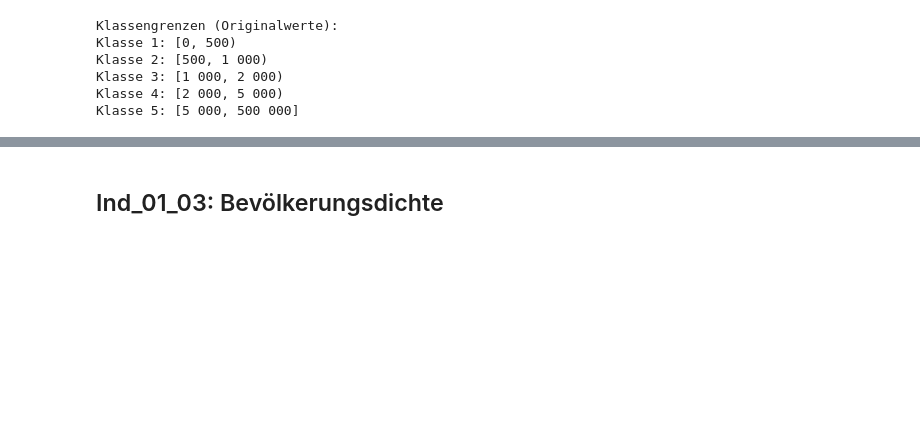
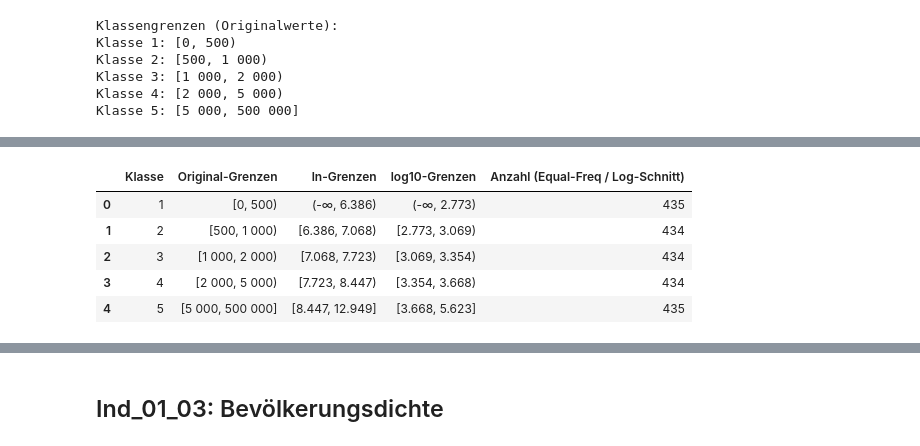
Before and after one commit to Carlomk1/Regionalportr-ts2021, a Jupyter notebook: explorative-analysis.ipynb, the cells around one changed output, grey strips where cells are left out. Saved outputs shown, nothing was run; the diff lists cells and outputs as text; code cells hidden in the pictures; blank space fills up the shorter version.

```diff
--- a/explorative-analysis.ipynb
+++ b/explorative-analysis.ipynb
@@ -688,0 +687,83 @@ plt.show()
+# %%
+# --- A) Log-Grenzen ableiten (aus den Equal-Frequency-Log-Quantilen, die du oben als q_log berechnet hast) ---
+
+# q_log kam aus: q_log = np.percentile(np.log(vals_pos), [0,20,40,60,80,100])
+# Für die Anzeige:
+log_edges_e = q_log.copy()                  # natürlicher Log (ln)
+log10_edges = q_log / np.log(10)            # in log10 umgerechnet
+
+# Labels (ln):
+log_labels_e = [
+    (f"(-∞, {log_edges_e[1]:.3f})") if i == 0 else
+    (f"[{log_edges_e[i]:.3f}, {log_edges_e[i+1]:.3f})" if i < len(log_edges_e)-2
+     else f"[{log_edges_e[i]:.3f}, {log_edges_e[i+1]:.3f}]")
+    for i in range(len(log_edges_e)-1)
+]
+
+# Labels (log10):
+log10_labels = [
+    (f"(-∞, {log10_edges[1]:.3f})") if i == 0 else
+    (f"[{log10_edges[i]:.3f}, {log10_edges[i+1]:.3f})" if i < len(log10_edges)-2
+     else f"[{log10_edges[i]:.3f}, {log10_edges[i+1]:.3f}]")
+    for i in range(len(log10_edges)-1)
+]
+
+print("Equal-Frequency Klassen (LOG-Grenzen):")
+for i in range(5):
+    print(f"Klasse {i+1} — ln: {log_labels_e[i]}   |   log10: {log10_labels[i]}")
+
+# --- B) Klassen über LOG-Schnitt zuweisen (Equal-Frequency), inkl. ≤0 in Klasse 1 packen ---
+
+# log(·) nur für >0 definieren; wir bauen eine Serie in ln:
+vals_log = pd.Series(np.nan, index=df_01_01.index, dtype="float64")
+mask_pos = df_01_01["VALUE_num"] > 0
+vals_log.loc[mask_pos] = np.log(df_01_01.loc[mask_pos, "VALUE_num"])
+
+# Bins in ln: untere Kante = -∞, damit auch (später) 0er konsistent in Klasse 1 fallen können
+log_bins_for_cut = log_edges_e.copy()
+log_bins_for_cut[0] = -np.inf  # untere Kante offen nach unten
+
+df_01_01["CLASS5_QLOG_LOGCUT"] = pd.cut(
+    vals_log,
+    bins=log_bins_for_cut,
+    include_lowest=True,
+    right=True,
+    labels=[1,2,3,4,5]
+).astype("Int64")
+
+# Werte ≤ 0 explizit der Klasse 1 zuweisen (Equal-Frequency wurde auf >0 bestimmt)
+df_01_01.loc[df_01_01["VALUE_num"] <= 0, "CLASS5_QLOG_LOGCUT"] = 1
+df_01_01["CLASS5_QLOG_LOGCUT"] = df_01_01["CLASS5_QLOG_LOGCUT"].astype("Int64")
+
+# Punkte (falls höher = mehr Punkte):
+df_01_01["POINTS_QLOG"] = df_01_01["CLASS5_QLOG_LOGCUT"]
+
+# --- C) Häufigkeiten je Klasse (Log-Schnitt) ---
+freq_qlog = (
+    df_01_01["CLASS5_QLOG_LOGCUT"]
+      .value_counts(dropna=False)
+      .sort_index()
+      .rename("n")
+      .to_frame()
+)
+display(freq_qlog)
+
+# --- D) Zusammenfassungs-Tabelle: Original- & Log-Grenzen + Counts (Equal-Frequency) ---
+summary_rows = []
+for i in range(5):
+    summary_rows.append({
+        "Klasse": i+1,
+        "Original-Grenzen": labels[i],           # deine bereits erzeugten Original-Labels (edges_rounded)
+        "ln-Grenzen":      log_labels_e[i],
+        "log10-Grenzen":   log10_labels[i],
+        "Anzahl (Equal-Freq / Log-Schnitt)": int(freq_qlog.loc[i+1, "n"]) if (i+1) in freq_qlog.index else 0
+    })
+summary_eqfreq_log = pd.DataFrame(summary_rows)
+display(summary_eqfreq_log)
+
+# Optional: Konsistenz-Check zur Original-Zuweisung (kann wegen Rundung minimal abweichen)
+if "CLASS5" in df_01_01.columns:
+    mask = df_01_01["CLASS5"].notna() & df_01_01["CLASS5_QLOG_LOGCUT"].notna()
+    mismatches = (df_01_01.loc[mask, "CLASS5"] != df_01_01.loc[mask, "CLASS5_QLOG_LOGCUT"]).sum()
+    print(f"Mismatches zwischen 'CLASS5' (gerundete Original-Grenzen) und 'CLASS5_QLOG_LOGCUT' (exakte Log-Schnitt): {mismatches}")
+# %% [output]
@@ -688,0 +783,6 @@ plt.show()
+|  | Klasse | Original-Grenzen | ln-Grenzen | log10-Grenzen | Anzahl (Equal-Freq / Log-Schnitt) |
+| 0 | 1 | [0, 500) | (-∞, 6.386) | (-∞, 2.773) | 435 |
+| 1 | 2 | [500, 1 000) | [6.386, 7.068) | [2.773, 3.069) | 434 |
+| 2 | 3 | [1 000, 2 000) | [7.068, 7.723) | [3.069, 3.354) | 434 |
+| 3 | 4 | [2 000, 5 000) | [7.723, 8.447) | [3.354, 3.668) | 434 |
+| 4 | 5 | [5 000, 500 000] | [8.447, 12.949] | [3.668, 5.623] | 435 |
```
Also changed, not shown: parts of 3 cells of this notebook.
